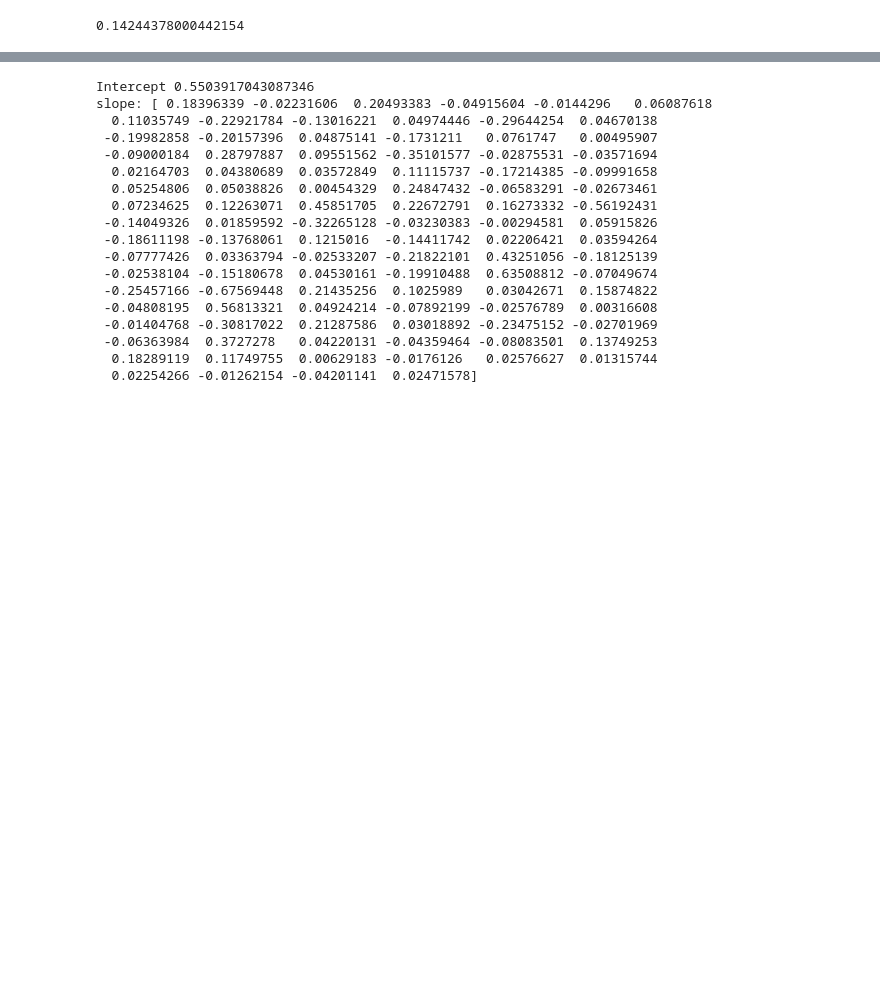
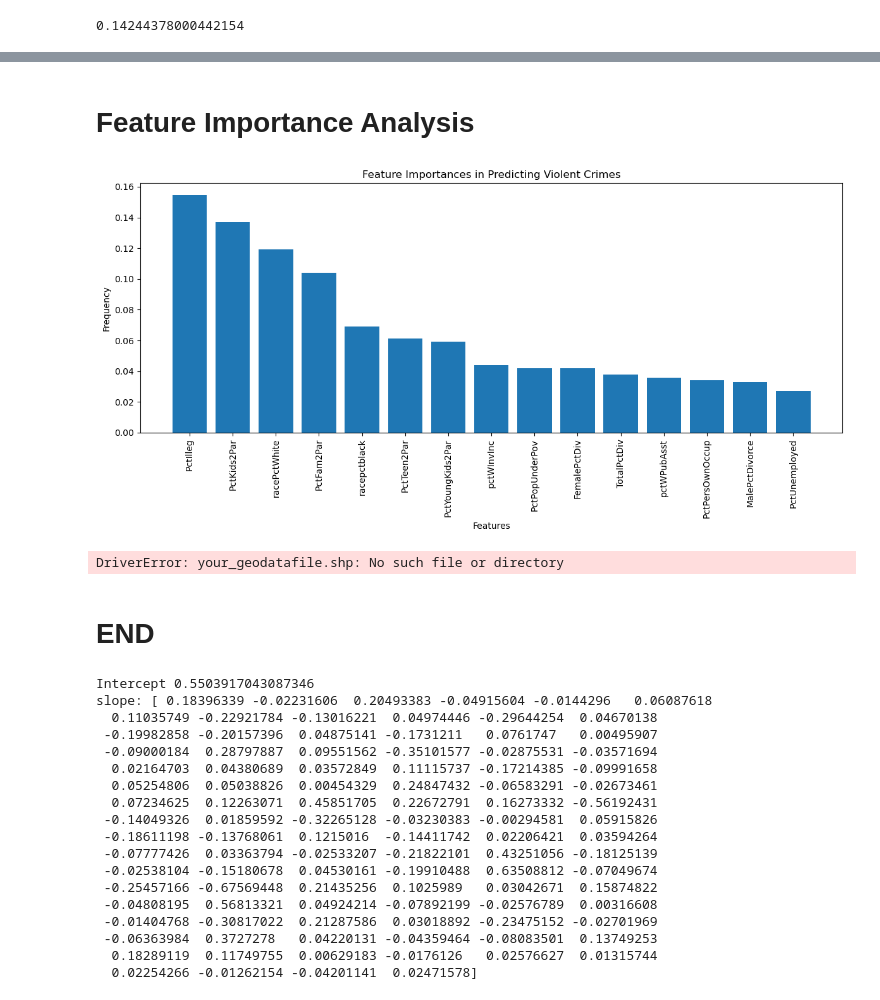
Before and after one commit to YanisBosch/ML_Final_Presentation, a Jupyter notebook: ML_Presentation.ipynb, the cells around one changed output, grey strips where cells are left out. Drawn from its saved outputs; the diff is of its cells as text; code cells hidden in the pictures; blank space fills up the shorter version.

```diff
--- a/ML_Presentation.ipynb
+++ b/ML_Presentation.ipynb
@@ -462,3 +446,44 @@ NameError: name 'product' is not defined
+# %% [markdown]
+# Feature Importance Analysis
+# %%
+import matplotlib.pyplot as plt
+
+# Assuming 'best_rf' is your trained RandomForestRegressor from the previous steps
+feature_importances = best_rf.feature_importances_
+sorted_idx = np.argsort(feature_importances)[::-1]
+
+plt.figure(figsize=(12, 6))
+plt.title("Feature Importances in Predicting Violent Crimes")
+plt.bar(range(X_train.shape[1]), feature_importances[sorted_idx], align='center')
+plt.xticks(range(X_train.shape[1]), X_train.columns[sorted_idx], rotation=90)
+plt.ylabel('Frequency')
+plt.xlabel('Features')
+plt.tight_layout()
+plt.show()
+# %% [output]
+[figure, added]
+# %%
+import geopandas as gpd
+import geoplot
+
+# Assuming there is geographical data such as latitude and longitude or a GeoDataFrame is available
+# Load your GeoDataFrame which contains geometry and the target variable
+gdf = gpd.read_file('your_geodatafile.shp')
+gdf['ViolentCrimesPerPop'] = df['ViolentCrimesPerPop']  # Assuming df has the crime rates
+
+# Plotting
+geoplot.choropleth(
+    gdf, hue=gdf['ViolentCrimesPerPop'],
+    cmap='Reds', figsize=(8, 4),
+    legend=True,
+    edgecolor='black'
+)
+plt.title('Violent Crime Rates by Location')
+plt.show()
+# %% [output]
+DriverError: your_geodatafile.shp: No such file or directory
+# %% [markdown]
+# END
 # %%
 from sklearn.linear_model import LinearRegression
 from sklearn import metrics
```
Also changed, not shown: parts of 24 cells of this notebook, 3 other files.
